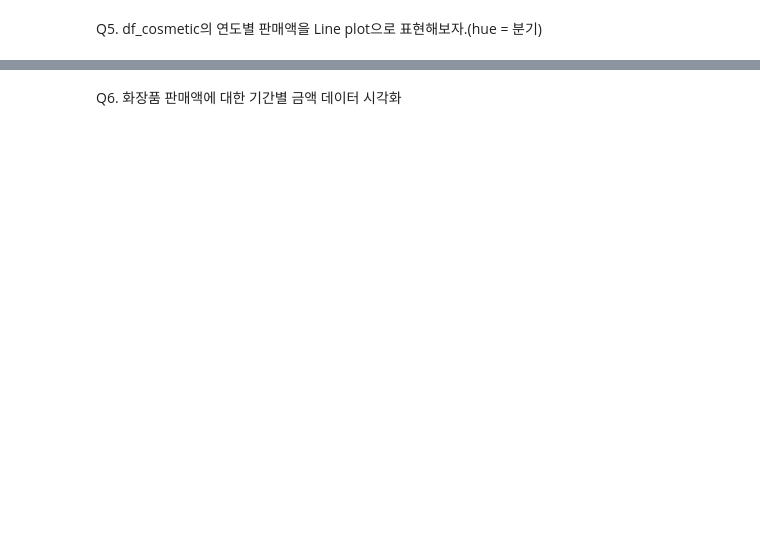
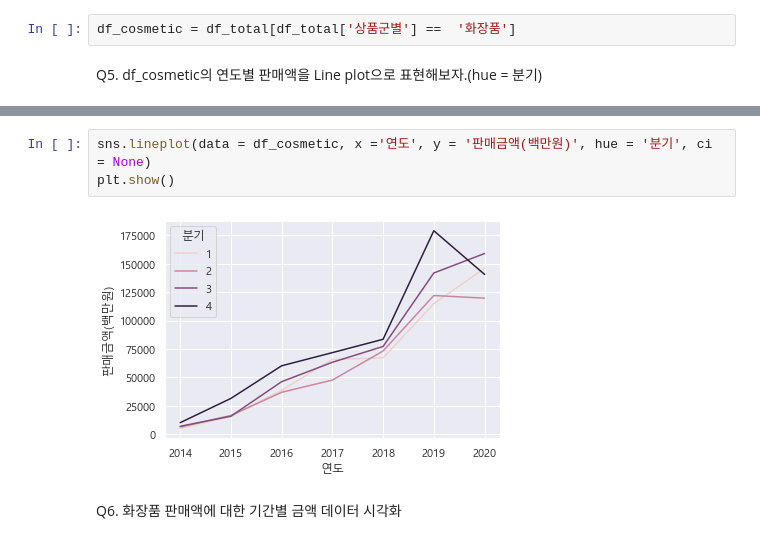
Before and after one commit to sener7106/TIL, a Jupyter notebook: Code/TEST_02.ipynb, the cells around one changed output, grey strips where cells are left out. Saved outputs shown, nothing was run; the diff lists cells and outputs as text; blank space fills up the shorter version.

```diff
--- a/Code/TEST_02.ipynb
+++ b/Code/TEST_02.ipynb
@@ -92,5 +182,7 @@ Q3. 상품군별 연도별, 판매액에 대한 Line Plot을 그려보자.
 # 화장품의 온라인 쇼핑 직접 판매액
 # %% [markdown]
 Q4. df_total 변수에서 상품군별 == '화장품' 데이터를 df_cosmetic 변수에 저장해보자.
+# %%
+df_cosmetic = df_total[df_total['상품군별'] ==  '화장품']
 # %% [markdown]
 Q5. df_cosmetic의 연도별 판매액을 Line plot으로 표현해보자.(hue = 분기)
@@ -101,2 +189,7 @@ Q5. df_cosmetic의 연도별 판매액을 Line plot으로 표현해보자.(hue =
+# %%
+sns.lineplot(data = df_cosmetic, x ='연도', y = '판매금액(백만원)', hue = '분기', ci = None)
+plt.show()
+# %% [output]
+[figure, added]
 # %% [markdown]
 Q6. 화장품 판매액에 대한 기간별 금액 데이터 시각화
```
Also changed, not shown: parts of 41 cells of this notebook, 3 other files.
